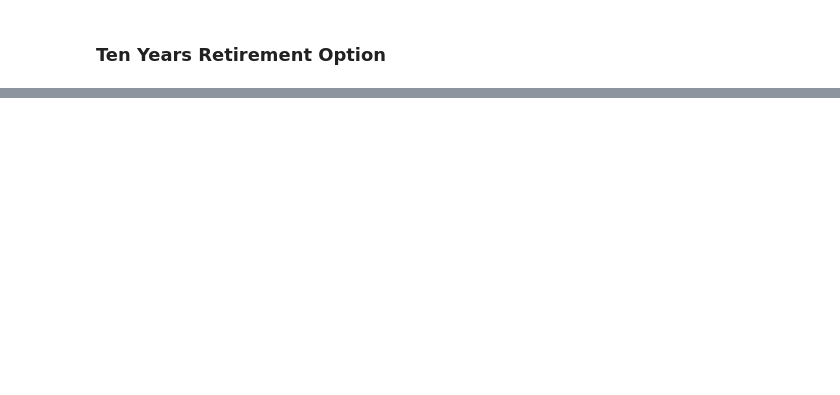
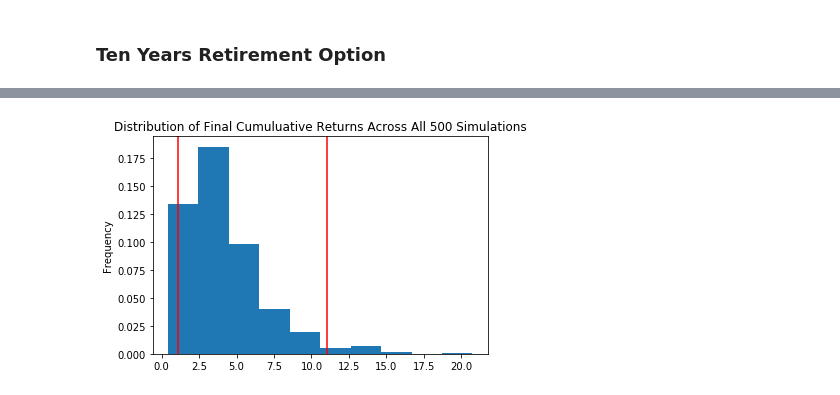
Before and after one commit to AnnSweetNanners/api-homework, a Jupyter notebook: 05-APIs/Instructions/Starter_Code/financial-planner.ipynb, the cells around one changed output, grey strips where cells are left out. Saved outputs shown, nothing was run; the diff lists cells and outputs as text; code cells hidden in the pictures; blank space fills up the shorter version.

```diff
--- a/05-APIs/Instructions/Starter_Code/financial-planner.ipynb
+++ b/05-APIs/Instructions/Starter_Code/financial-planner.ipynb
@@ -393,6 +518,9 @@ print(f"There is a 95% chance that an initial investment of ${initial_investment
 # %%
 # Plot probability distribution and confidence intervals
 # YOUR CODE HERE!
+mc_dist_10_plot=mc_dist_10.plot_distribution()
+# %% [output]
+[figure, added]
 # %%
 # Fetch summary statistics from the Monte Carlo simulation results
 # YOUR CODE HERE!
```
Also changed, not shown: parts of 25 cells of this notebook.
